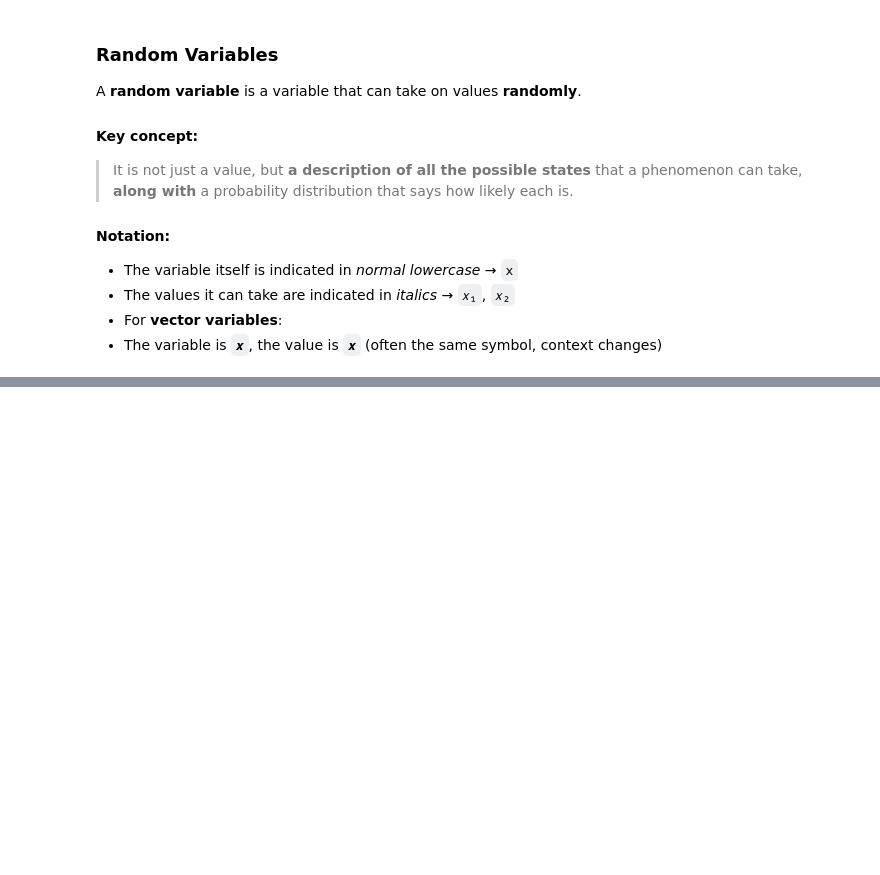
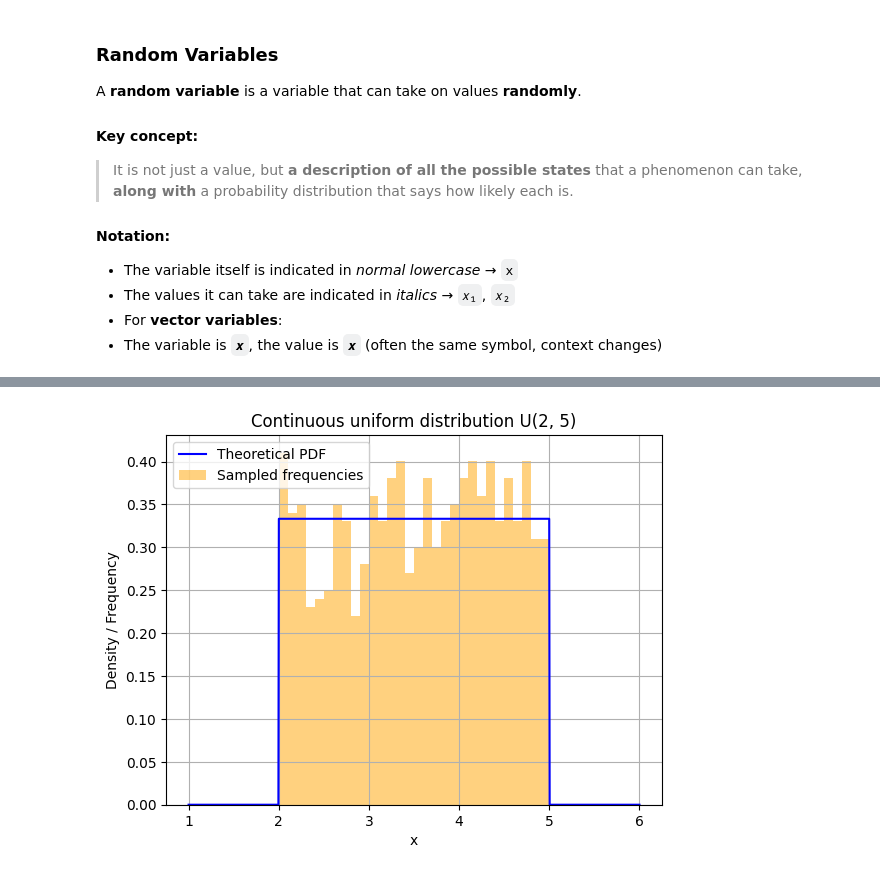
Before and after one commit to Mike014/My_AI_Engineer_Portfolio_Projects, a Jupyter notebook: Deep_Learning/Deep_Learning_Ian_Goodfellow_Yoshua_Bengio_Aaron Courville/chapter3.ipynb, the cells around one changed output, grey strips where cells are left out. Cells and saved outputs as stored; diff of their text form; code cells hidden in the pictures; blank space fills up the shorter version.

```diff
--- a/Deep_Learning/Deep_Learning_Ian_Goodfellow_Yoshua_Bengio_Aaron Courville/chapter3.ipynb
+++ b/Deep_Learning/Deep_Learning_Ian_Goodfellow_Yoshua_Bengio_Aaron Courville/chapter3.ipynb
@@ -59,0 +235,8 @@
+# %%
+# Let's define the interval of the continuous uniform
+a = 2 # start interval
+b = 5 # end interval
+# %%
+# Let's create a uniform continuous PDF U(a, b)
+x = np.linspace(a - 1, b + 1, 1000)
+pdf = uniform.pdf(x, loc=a, scale=b - a) # loc=a, scale=b-a define the range
@@ -59,0 +246,12 @@
+# %%
+# Theoretical PDF graph
+plt.plot(x, pdf, label="Theoretical PDF", color='blue')
+plt.hist(samples, bins=30, density=True, alpha=0.5, label="Sampled frequencies", color='orange')
+plt.title("Continuous uniform distribution U(2, 5)")
+plt.xlabel("x")
+plt.ylabel("Density / Frequency")
+plt.legend()
+plt.grid(True)
+plt.show()
+# %% [output]
+[figure, added]
```
Also changed, not shown: parts of 38 cells of this notebook, 1 other file.
